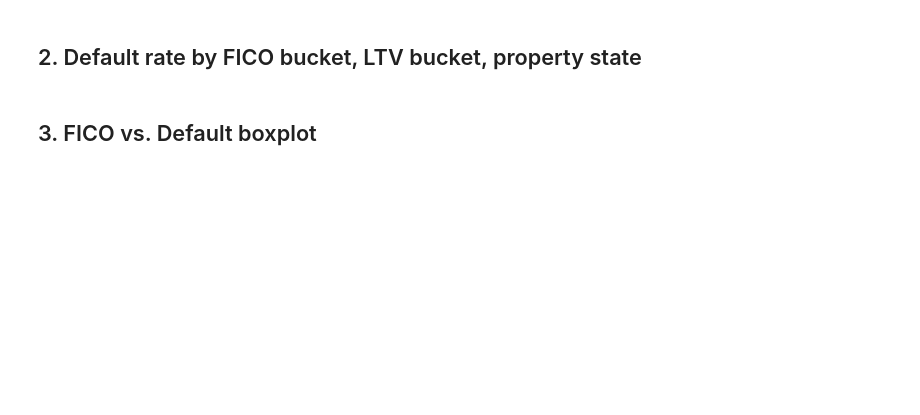
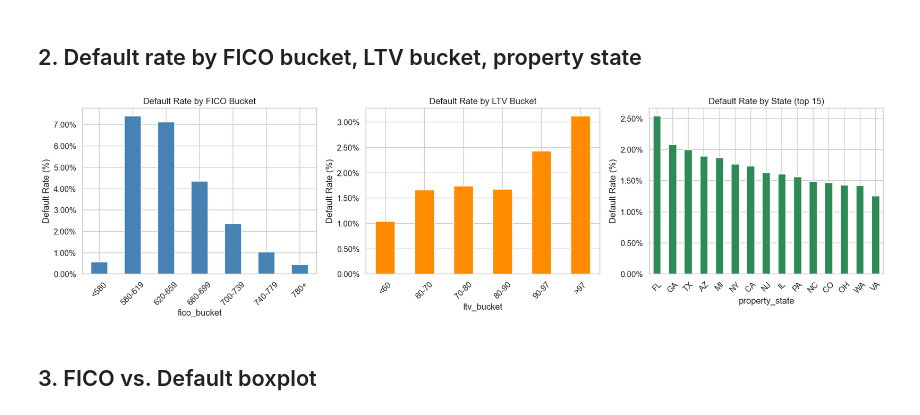
Before and after one commit to IceCurrent/mbs_risk_management, a Jupyter notebook: notebooks/02_eda.ipynb, the cells around one changed output. Saved outputs shown, nothing was run; the diff lists cells and outputs as text; code cells hidden in the pictures; blank space fills up the shorter version.

```diff
--- a/notebooks/02_eda.ipynb
+++ b/notebooks/02_eda.ipynb
@@ -68,0 +40,20 @@ print(f'Loan-level default rate: {loan_level.default.mean():.4%}')
+# %%
+# The raw panels are 329M / 592M rows (tens of GB in RAM) and OOM-kill the kernel if
+# loaded here. Instead we load the small precomputed aggregates produced out-of-core
+# by src/build_eda_aggregates.py. Run that script once first:
+#     python src/build_eda_aggregates.py
+# We read only the columns the charts use (loan_id and other strings would balloon the
+# 9M-row frame to ~3 GB as Python objects), so this cell stays well under ~1.5 GB.
+_cols = ['credit_score', 'ltv', 'dti', 'orig_loan_term', 'property_state',
+         'orig_year', 'is_default', 'max_loan_age']
+loan_level = (
+    pd.read_parquet(PROCESSED / 'eda_loan_level.parquet', columns=_cols)
+    .rename(columns={'is_default': 'default'})
+)
+loan_level['property_state'] = loan_level['property_state'].astype('category')
+
+# Performance-row count comes from the panel's parquet footer (metadata only, no data load)
+n_perf = pq.ParquetFile(PROCESSED / 'panel_logistic_2021_2025.parquet').metadata.num_rows
+
+print(f'Panel (2021-2025): {n_perf:,} performance rows, {loan_level.shape[0]:,} unique loans')
+print(f'Loan-level default rate: {loan_level["default"].mean():.4%}')
@@ -102,33 +98,36 @@ axes[0].tick_params(axis='x', rotation=45)
 axes[0].yaxis.set_major_formatter(mtick.PercentFormatter(decimals=2))
 
 # LTV buckets
 ltv_bins = [0, 60, 70, 80, 90, 97, 105]
 ltv_labels = ['<60', '60-70', '70-80', '80-90', '90-97', '>97']
 loan_level['ltv_bucket'] = pd.cut(
     loan_level['ltv'], bins=ltv_bins, labels=ltv_labels, right=False
 )
 ltv_dr = loan_level.groupby('ltv_bucket', observed=True)['default'].mean() * 100
 ltv_dr.plot(kind='bar', ax=axes[1], color='darkorange', edgecolor='white')
 axes[1].set_title('Default Rate by LTV Bucket')
 axes[1].set_ylabel('Default Rate (%)')
 axes[1].tick_params(axis='x', rotation=45)
 axes[1].yaxis.set_major_formatter(mtick.PercentFormatter(decimals=2))
 
 # Top 15 states by loan count
 top_states = loan_level['property_state'].value_counts().head(15).index
 state_dr = (
     loan_level[loan_level['property_state'].isin(top_states)]
-    .groupby('property_state')['default'].mean() * 100
+    .groupby('property_state', observed=True)['default'].mean()
+    .mul(100)
     .sort_values(ascending=False)
 )
 state_dr.plot(kind='bar', ax=axes[2], color='seagreen', edgecolor='white')
 axes[2].set_title('Default Rate by State (top 15)')
 axes[2].set_ylabel('Default Rate (%)')
 axes[2].tick_params(axis='x', rotation=45)
 axes[2].yaxis.set_major_formatter(mtick.PercentFormatter(decimals=2))
 
 plt.tight_layout()
 plt.savefig(FIGURES / 'eda_default_rate_by_segment.png', bbox_inches='tight')
 plt.show()
+# %% [output]
+[figure, added]
 # %% [markdown]
 ## 3. FICO vs. Default boxplot
```
Also changed, not shown: parts of 12 cells of this notebook, 12 other files.
